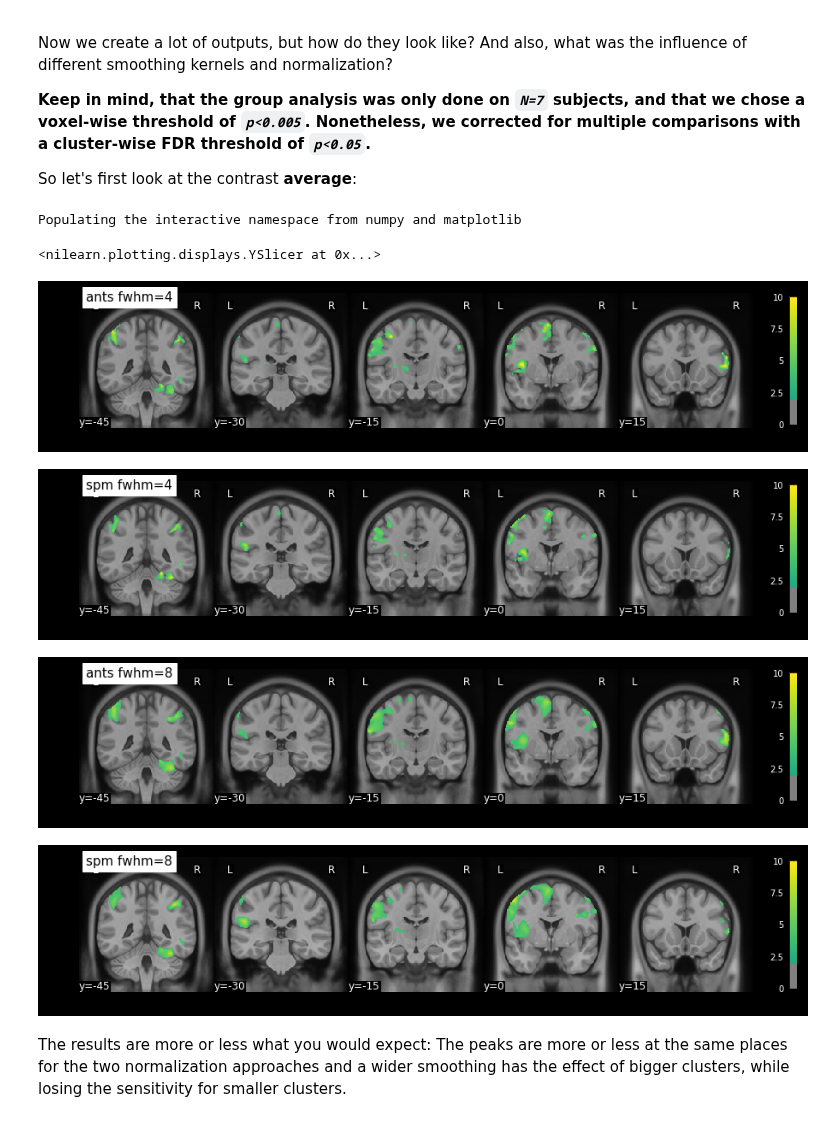
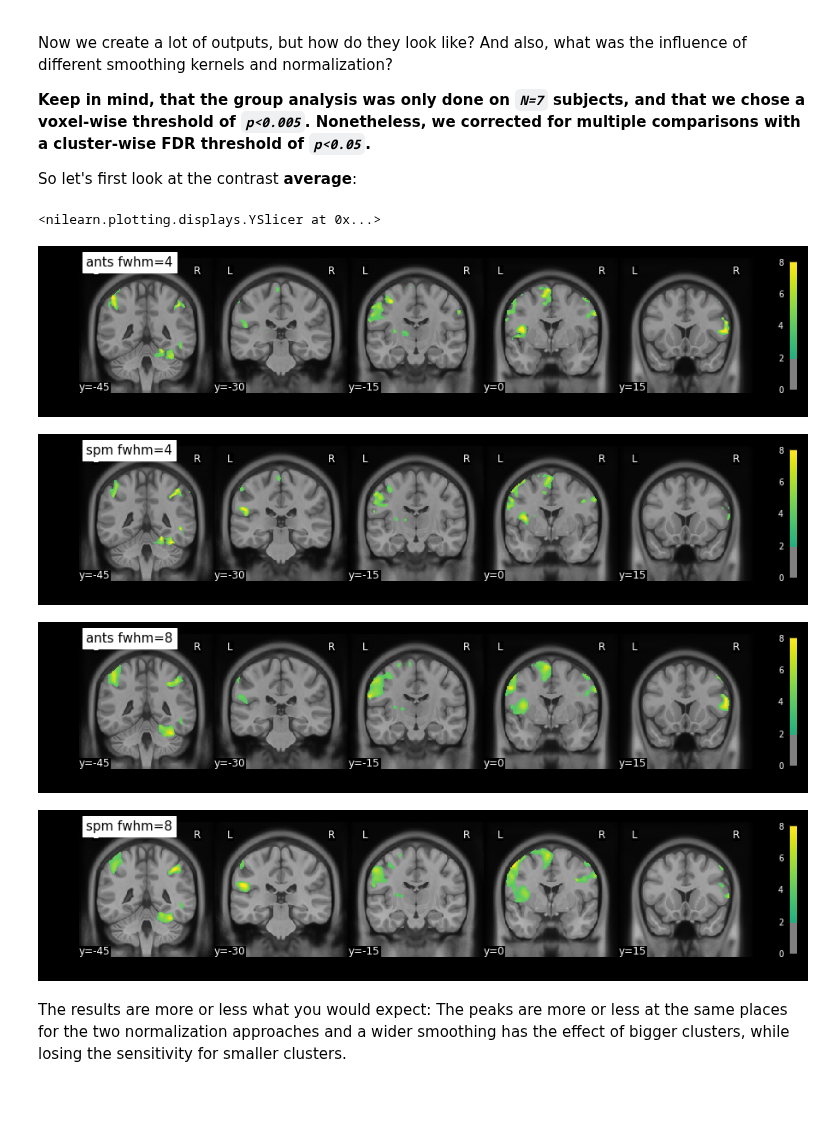
Before and after one commit to miykael/nipype_tutorial, a Jupyter notebook: notebooks/example_2ndlevel.ipynb, the cells around one changed output. Cells and saved outputs as stored; diff of their text form; code cells hidden in the pictures.

```diff
--- a/notebooks/example_2ndlevel.ipynb
+++ b/notebooks/example_2ndlevel.ipynb
@@ -228,32 +266,31 @@ Now we create a lot of outputs, but how do they look like? And also, what was th
 
 So let's first look at the contrast **average**:
 # %%
-%pylab inline
+%matplotlib inline
 from nilearn.plotting import plot_stat_map
 anatimg = '/data/ds000114/derivatives/fmriprep/mni_icbm152_nlin_asym_09c/1mm_T1.nii.gz'
 
 plot_stat_map(
     '/output/datasink/2ndLevel/ants_con_0001_fwhm4/spmT_0001_thr.nii', title='ants fwhm=4', dim=1,
-    bg_img=anatimg, threshold=2, vmax=10, display_mode='y', cut_coords=(-45, -30, -15, 0, 15), cmap='viridis')
+    bg_img=anatimg, threshold=2, vmax=8, display_mode='y', cut_coords=(-45, -30, -15, 0, 15), cmap='viridis')
 
 plot_stat_map(
     '/output/datasink/2ndLevel/spm_con_0001_fwhm4/spmT_0001_thr.nii', title='spm fwhm=4', dim=1,
-    bg_img=anatimg, threshold=2, vmax=10, display_mode='y', cut_coords=(-45, -30, -15, 0, 15), cmap='viridis')
+    bg_img=anatimg, threshold=2, vmax=8, display_mode='y', cut_coords=(-45, -30, -15, 0, 15), cmap='viridis')
 
 plot_stat_map(
     '/output/datasink/2ndLevel/ants_con_0001_fwhm8/spmT_0001_thr.nii', title='ants fwhm=8', dim=1,
-    bg_img=anatimg, threshold=2, vmax=10, display_mode='y', cut_coords=(-45, -30, -15, 0, 15), cmap='viridis')
+    bg_img=anatimg, threshold=2, vmax=8, display_mode='y', cut_coords=(-45, -30, -15, 0, 15), cmap='viridis')
 
 plot_stat_map(
     '/output/datasink/2ndLevel/spm_con_0001_fwhm8/spmT_0001_thr.nii', title='spm fwhm=8',
-    bg_img=anatimg, threshold=2, vmax=10, display_mode='y', cut_coords=(-45, -30, -15, 0, 15), cmap='viridis')
+    bg_img=anatimg, threshold=2, vmax=8, display_mode='y', cut_coords=(-45, -30, -15, 0, 15), cmap='viridis')
 # %% [output]
-Populating the interactive namespace from numpy and matplotlib
+<nilearn.plotting.displays.YSlicer at 0x...>
-<nilearn.plotting.displays.YSlicer at 0x...>
-[figure, old version]
+[figure, new version]
-[figure, old version]
+[figure, new version]
-[figure, old version]
+[figure, new version]
-[figure, old version]
+[figure, new version]
 # %% [markdown]
 The results are more or less what you would expect: The peaks are more or less at the same places for the two normalization approaches and a wider smoothing has the effect of bigger clusters, while losing the sensitivity for smaller clusters.
 # %% [markdown]
```
Also changed, not shown: parts of 7 cells of this notebook, 1 other file.
